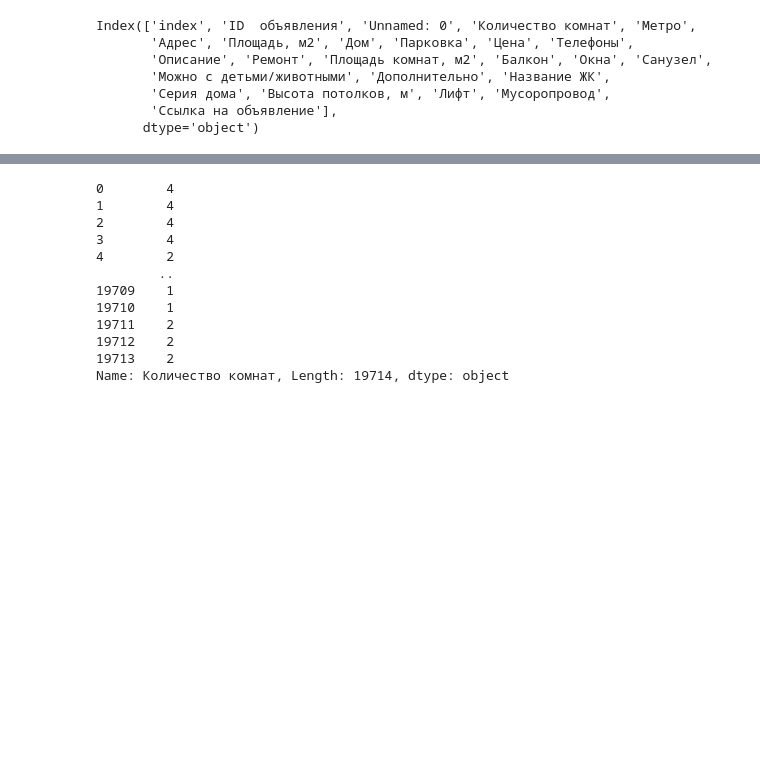
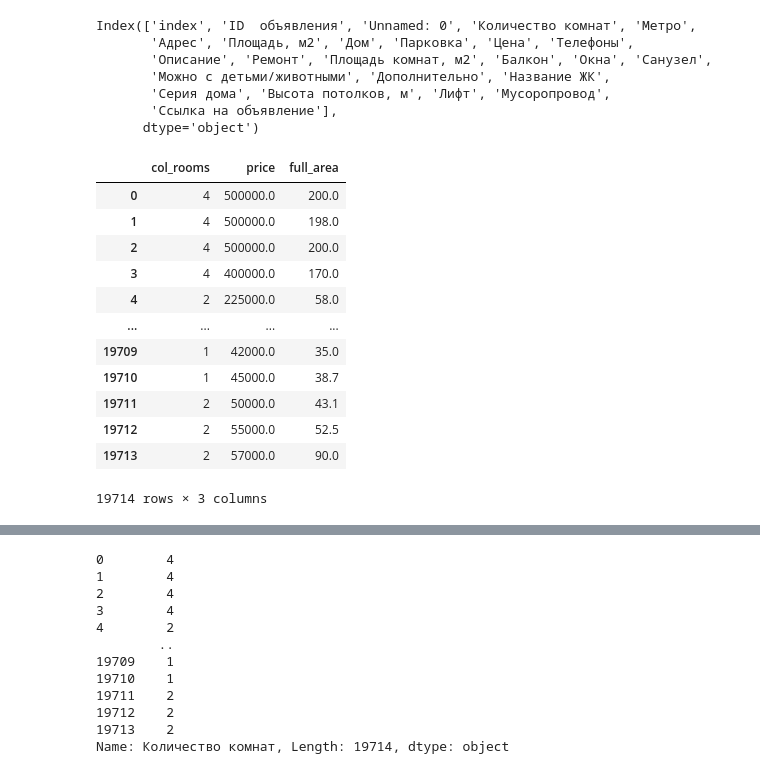
Before and after one commit to romnatall/real_estate_EDA, a Jupyter notebook: EDA.ipynb, the cells around one changed output, grey strips where cells are left out. Saved outputs shown, nothing was run; the diff lists cells and outputs as text; code cells hidden in the pictures; blank space fills up the shorter version.

```diff
--- a/EDA.ipynb
+++ b/EDA.ipynb
@@ -29,16 +29,40 @@ Index(['index', 'ID  объявления', 'Unnamed: 0', 'Количество
 # %%
 def get_col_room(data):
     return data['Количество комнат'].astype(str).apply(lambda x: x[0])
 
 def get_price(data):
     return data['Цена'].astype(str).apply(lambda x: float(dataparser.splbac(x,'руб./')[0]))
 
+def get_area_lamb(s):
+    if '/'in s:
+        return float(dataparser.splbac(s,'/')[0])
+    else:
+        return float(s)
+
 def get_area(data):
+    return data['Площадь, м2'].astype(str).apply(get_area_lamb)
 
 
+def get_metro(data):
+    return data['Метро'].astype(str).apply(lambda x: dataparser.splfb(x,))
 
 
 cdata=pd.DataFrame()
-cdata['col_rooms']=getcolroom(data)
-cdata['price']=getprice(data)
+cdata['col_rooms']=get_col_room(data)
+cdata['price']=get_price(data)
+cdata['full_area']=get_area(data)
 cdata
+# %% [output]
+|  | col_rooms | price | full_area |
+| 0 | 4 | 500000.0 | 200.0 |
+| 1 | 4 | 500000.0 | 198.0 |
+| 2 | 4 | 500000.0 | 200.0 |
+| 3 | 4 | 400000.0 | 170.0 |
+| 4 | 2 | 225000.0 | 58.0 |
+| ... | ... | ... | ... |
+| 19709 | 1 | 42000.0 | 35.0 |
+| 19710 | 1 | 45000.0 | 38.7 |
+| 19711 | 2 | 50000.0 | 43.1 |
+| 19712 | 2 | 55000.0 | 52.5 |
+| 19713 | 2 | 57000.0 | 90.0 |
+19714 rows × 3 columns
```
Also changed, not shown: parts of 5 cells of this notebook, 1 other file.
